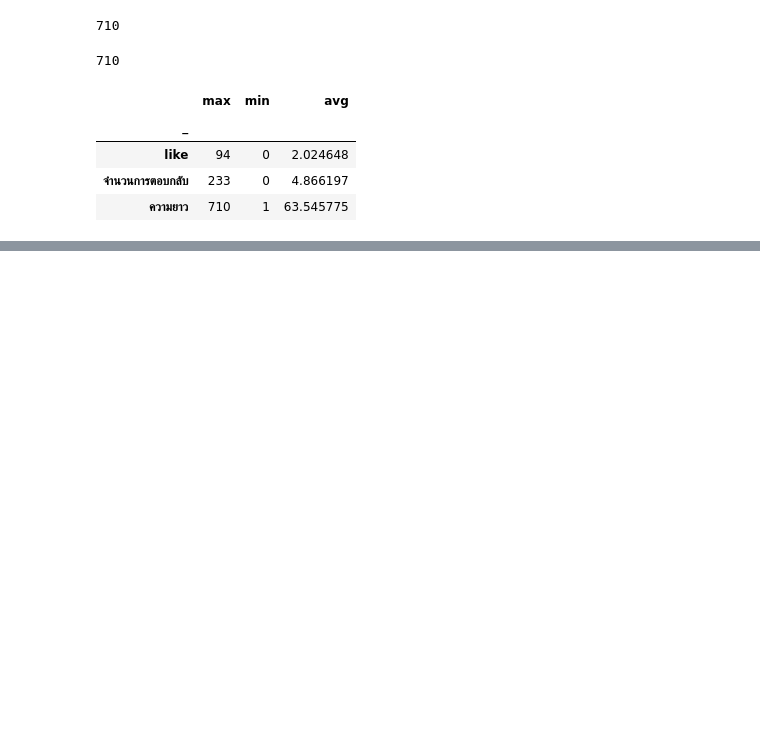
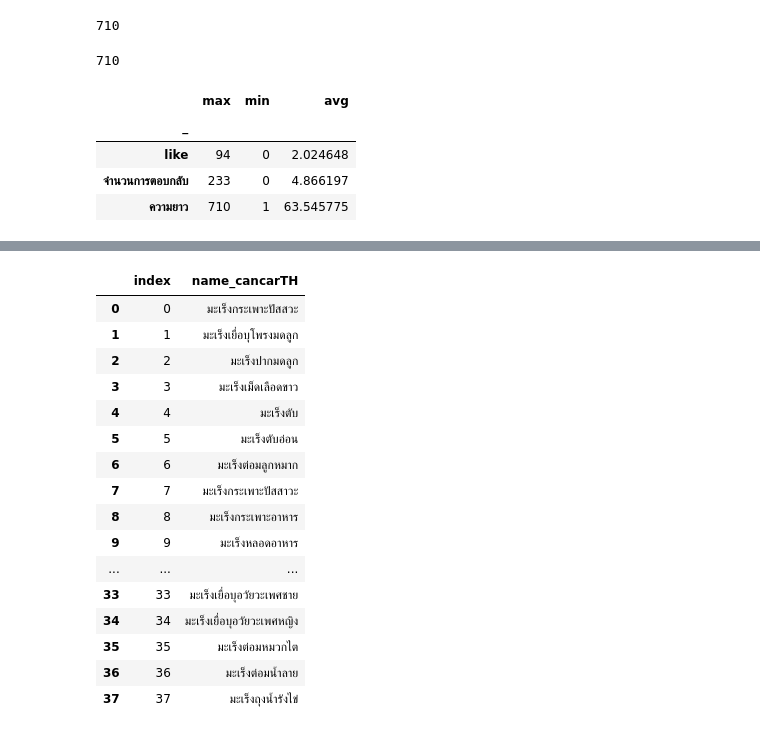
Before and after one commit to MOOwuttichai/Cancer_Social_Listening, a Jupyter notebook: descriptive.ipynb, the cells around one changed output, grey strips where cells are left out. Cells and saved outputs as stored; diff of their text form; code cells hidden in the pictures; blank space fills up the shorter version.

```diff
--- a/descriptive.ipynb
+++ b/descriptive.ipynb
@@ -66,0 +223,20 @@ KeyError: 3
+# %%
+data_value_TH.reset_index()
+# %% [output]
+|  | index | name_cancarTH |
+| 0 | 0 | มะเร็งกระเพาะปัสสวะ |
+| 1 | 1 | มะเร็งเยื่อบุโพรงมดลูก |
+| 2 | 2 | มะเร็งปากมดลูก |
+| 3 | 3 | มะเร็งเม็ดเลือดขาว |
+| 4 | 4 | มะเร็งตับ |
+| 5 | 5 | มะเร็งตับอ่อน |
+| 6 | 6 | มะเร็งต่อมลูกหมาก |
+| 7 | 7 | มะเร็งกระเพาะปัสสาวะ |
+| 8 | 8 | มะเร็งกระเพาะอาหาร |
+| 9 | 9 | มะเร็งหลอดอาหาร |
+| ... | ... | ... |
+| 33 | 33 | มะเร็งเยื่อบุอวัยวะเพศชาย |
+| 34 | 34 | มะเร็งเยื่อบุอวัยวะเพศหญิง |
+| 35 | 35 | มะเร็งต่อมหมวกไต |
+| 36 | 36 | มะเร็งต่อมน้ำลาย |
+| 37 | 37 | มะเร็งถุงน้ำรังไข่ |
```
Also changed, not shown: parts of 8 cells of this notebook.
